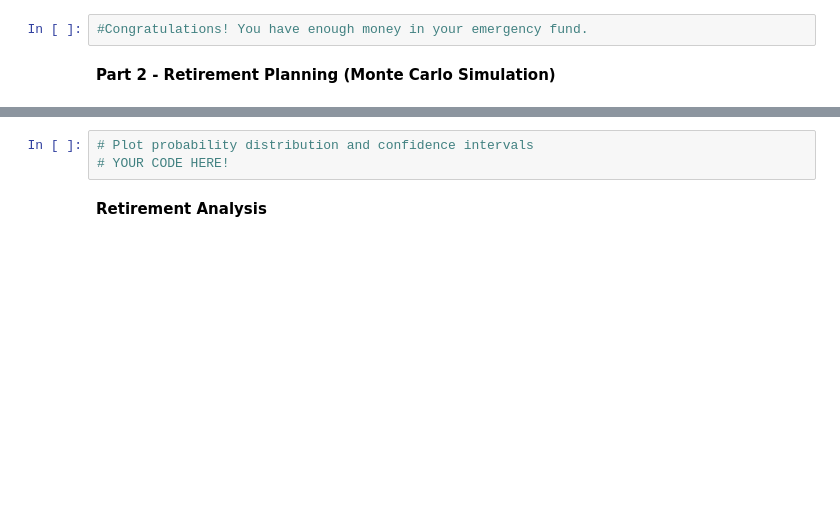
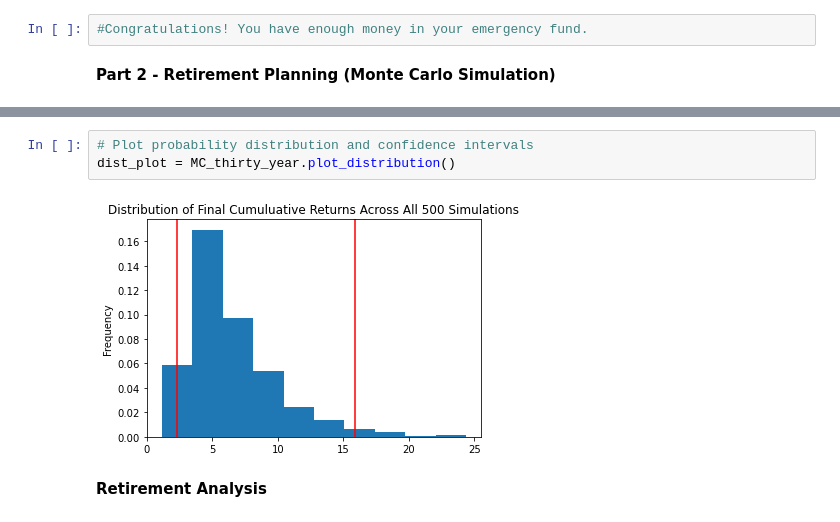
Before and after one commit to tfry-coder/API---Financial-Planning-homework, a Jupyter notebook: API Homework.ipynb, the cells around one changed output, grey strips where cells are left out. Drawn from its saved outputs; the diff is of its cells as text; blank space fills up the shorter version.

```diff
--- a/API Homework.ipynb
+++ b/API Homework.ipynb
@@ -235,6 +300,8 @@ MC_fiveyear = MCSimulation(
 # %%
 # Plot probability distribution and confidence intervals
-# YOUR CODE HERE!
+dist_plot = MC_thirty_year.plot_distribution()
+# %% [output]
+[figure, added]
 # %% [markdown]
 **Retirement Analysis**
 # %%
```
Also changed, not shown: parts of 12 cells of this notebook.
